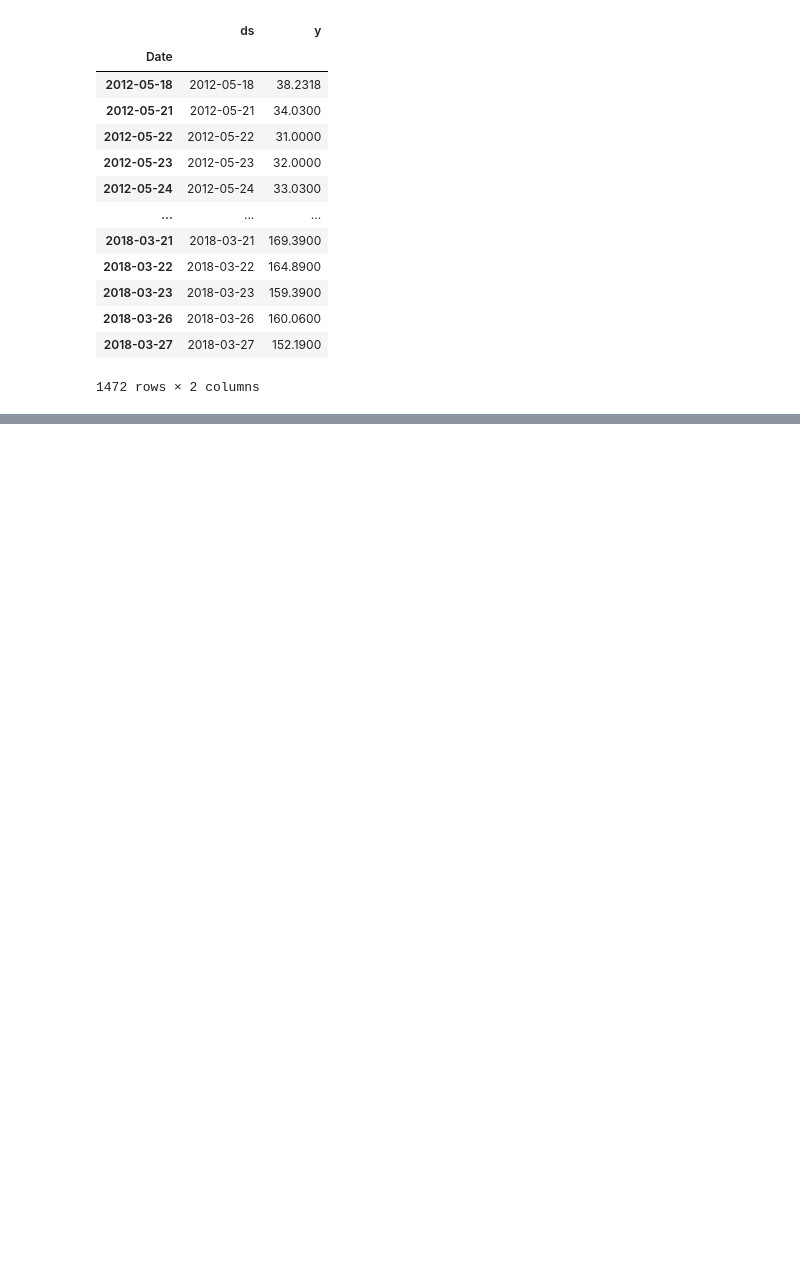
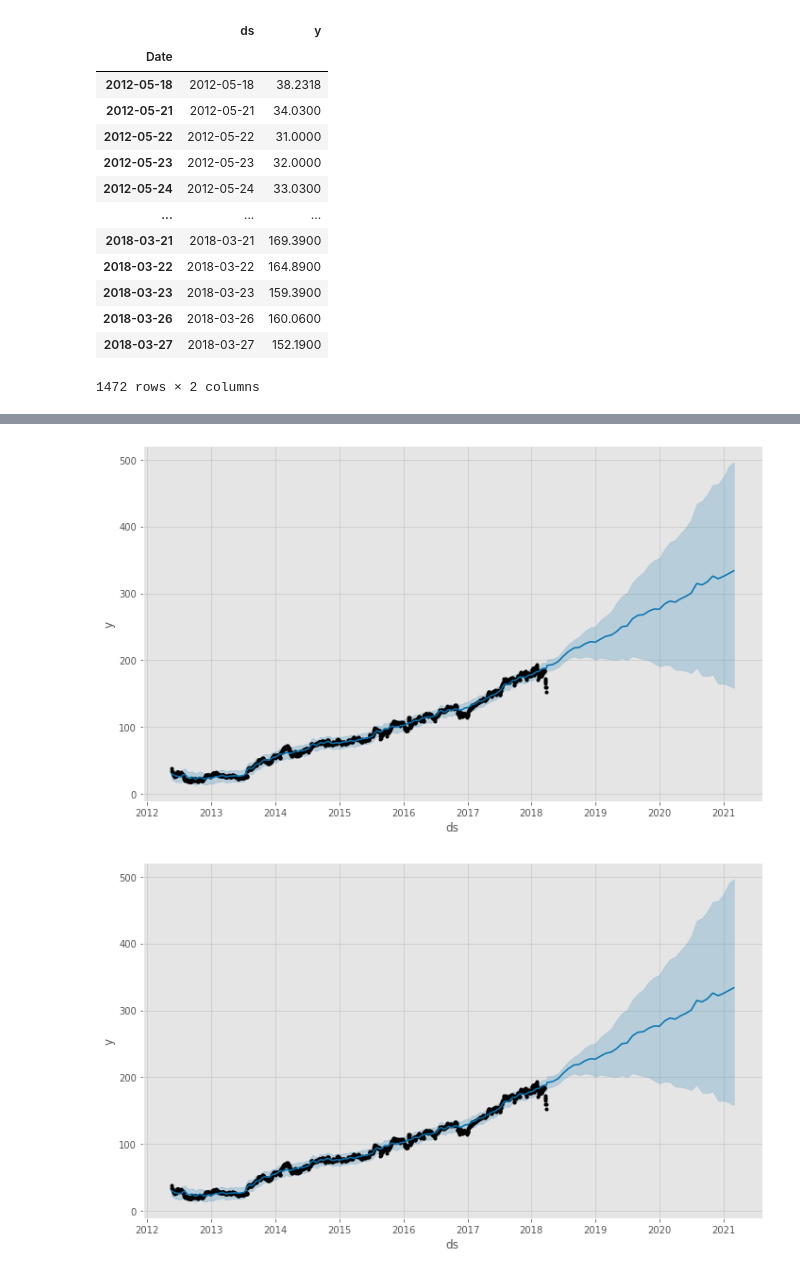
Before and after one commit to basillatif/Stock-API-Dev, a Jupyter notebook: Codes/FB Stock Analysis_bl.ipynb, the cells around one changed output, grey strips where cells are left out. Cells and saved outputs as stored; diff of their text form; code cells hidden in the pictures; blank space fills up the shorter version.

```diff
--- a/Codes/FB Stock Analysis_bl.ipynb
+++ b/Codes/FB Stock Analysis_bl.ipynb
@@ -365,3 +376,5 @@ plt.show()
 # %%
 #Instantiating a new prophet object
 my_model = Prophet(interval_width=0.95)
+# %%
+my_model.fit(dsy)
@@ -367,0 +384,2 @@ my_model = Prophet(interval_width=0.95)
+# %%
+future_dates = my_model.make_future_dataframe(periods=36, freq='MS')
@@ -367,0 +395,3 @@ my_model = Prophet(interval_width=0.95)
+# %%
+forecast = my_model.predict(future_dates)
+forecast[['ds', 'yhat', 'yhat_lower', 'yhat_upper']].tail()
@@ -367,0 +405,6 @@ my_model = Prophet(interval_width=0.95)
+# %%
+my_model.plot(forecast,
+              uncertainty=True)
+# %% [output]
+[figure, added]
+[figure, added]
```
Also changed, not shown: parts of 22 cells of this notebook, 23 other files.
